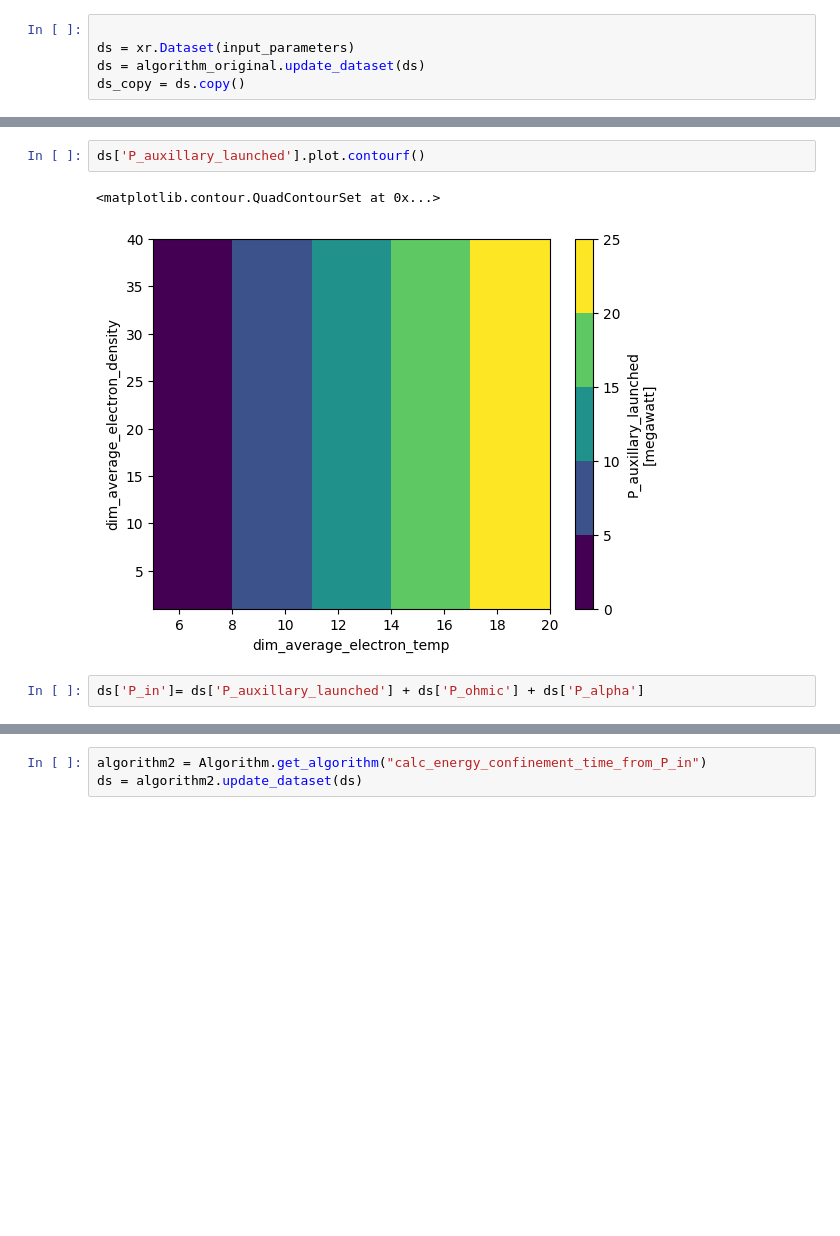
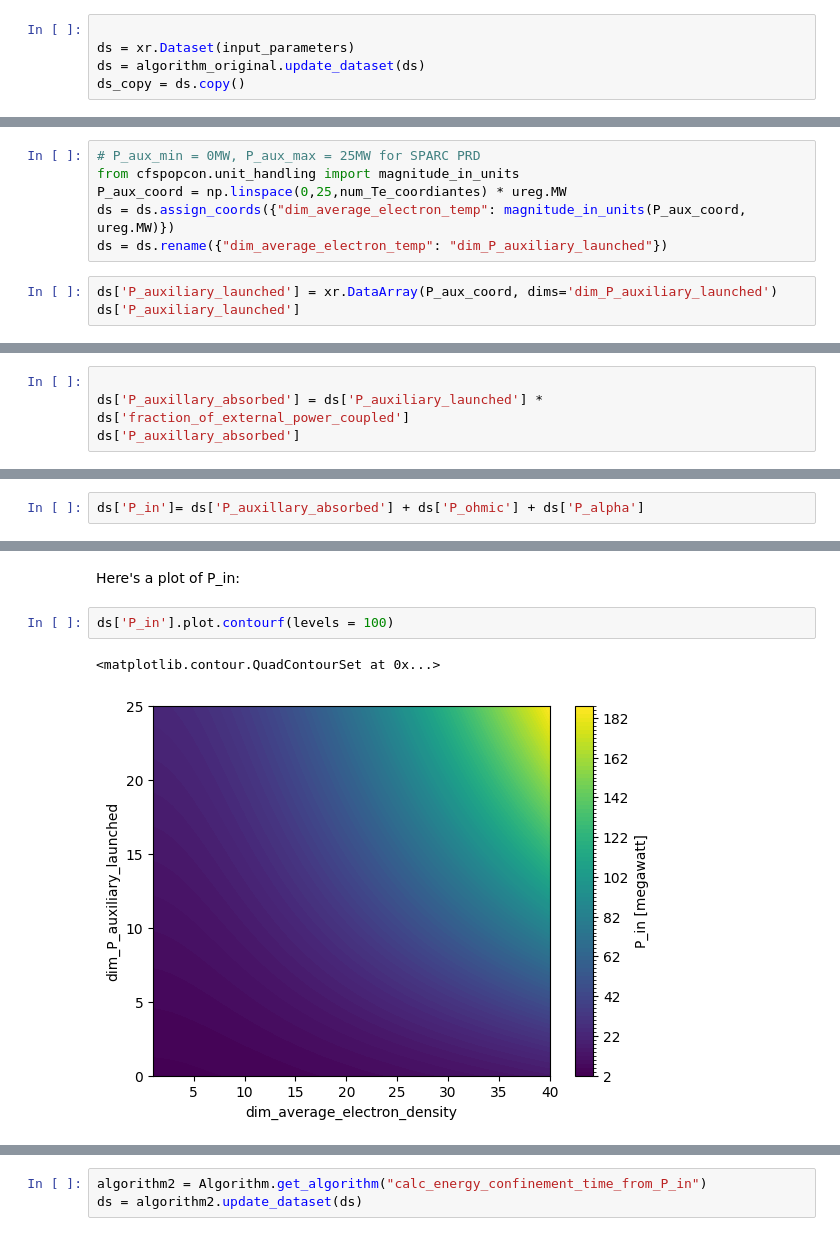
Before and after one commit to AudreySaltzman/cfspopcon, a Jupyter notebook: docs/doc_sources/Paux_ne_POPCON.ipynb, the cells around one changed output, grey strips where cells are left out. Drawn from its saved outputs; the diff is of its cells as text; blank space fills up the shorter version.

```diff
--- a/docs/doc_sources/Paux_ne_POPCON.ipynb
+++ b/docs/doc_sources/Paux_ne_POPCON.ipynb
@@ -67,0 +65,9 @@ ds['P_auxillary_launched'] = xr.DataArray(P_auxes, dims=['dim_average_electron_d
+# %%
+# P_aux_min = 0MW, P_aux_max = 25MW for SPARC PRD
+from cfspopcon.unit_handling import magnitude_in_units
+P_aux_coord = np.linspace(0,25,num_Te_coordiantes) * ureg.MW
+ds = ds.assign_coords({"dim_average_electron_temp": magnitude_in_units(P_aux_coord, ureg.MW)})
+ds = ds.rename({"dim_average_electron_temp": "dim_P_auxiliary_launched"})
+# %%
+ds['P_auxiliary_launched'] = xr.DataArray(P_aux_coord, dims='dim_P_auxiliary_launched')
+ds['P_auxiliary_launched']
@@ -67,0 +93,4 @@ ds['P_auxillary_launched'] = xr.DataArray(P_auxes, dims=['dim_average_electron_d
+# %%
+
+ds['P_auxillary_absorbed'] = ds['P_auxiliary_launched'] * ds['fraction_of_external_power_coupled']
+ds['P_auxillary_absorbed']
@@ -67,0 +118,2 @@ ds['P_auxillary_launched'] = xr.DataArray(P_auxes, dims=['dim_average_electron_d
+# %%
+ds['P_in']= ds['P_auxillary_absorbed'] + ds['P_ohmic'] + ds['P_alpha']
@@ -68,7 +128,7 @@ ds['P_auxillary_launched'] = xr.DataArray(P_auxes, dims=['dim_average_electron_d
+# %% [markdown]
+Here's a plot of P_in:
 # %%
-ds['P_auxillary_launched'].plot.contourf()
+ds['P_in'].plot.contourf(levels = 100)
 # %% [output]
 <matplotlib.contour.QuadContourSet at 0x...>
-[figure, old version]
+[figure, new version]
-# %%
-ds['P_in']= ds['P_auxillary_launched'] + ds['P_ohmic'] + ds['P_alpha']
```
Also changed, not shown: parts of 41 cells of this notebook.
